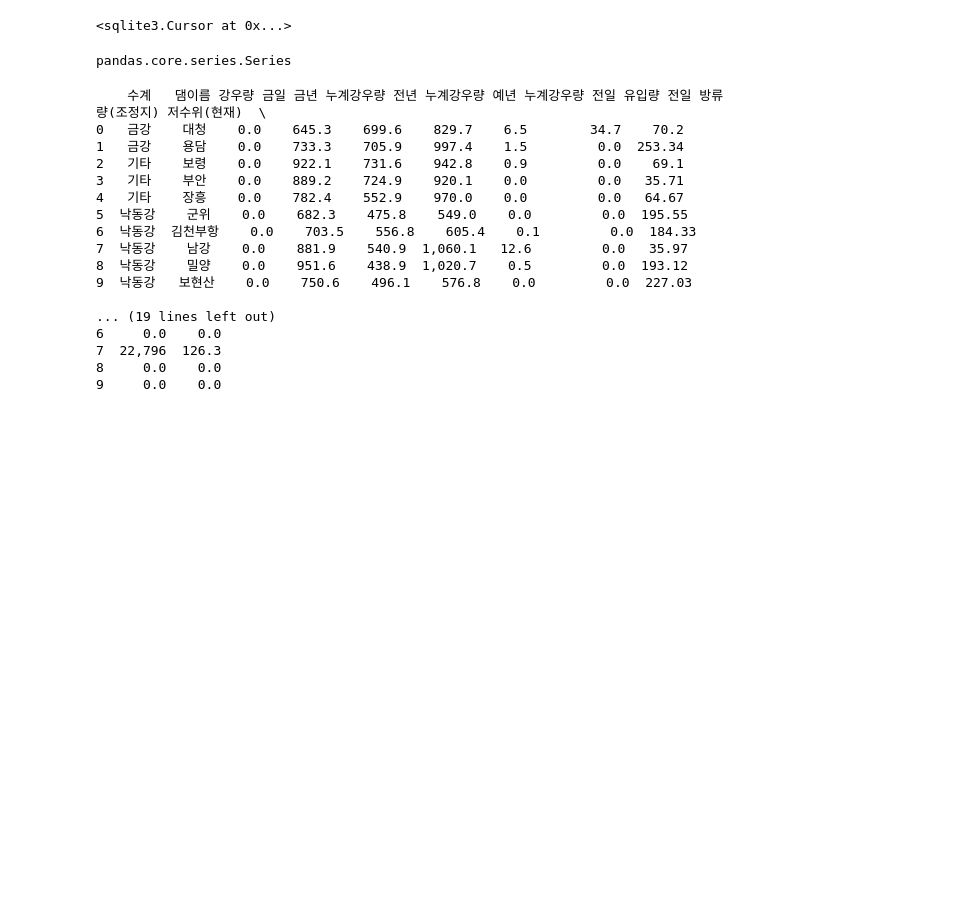
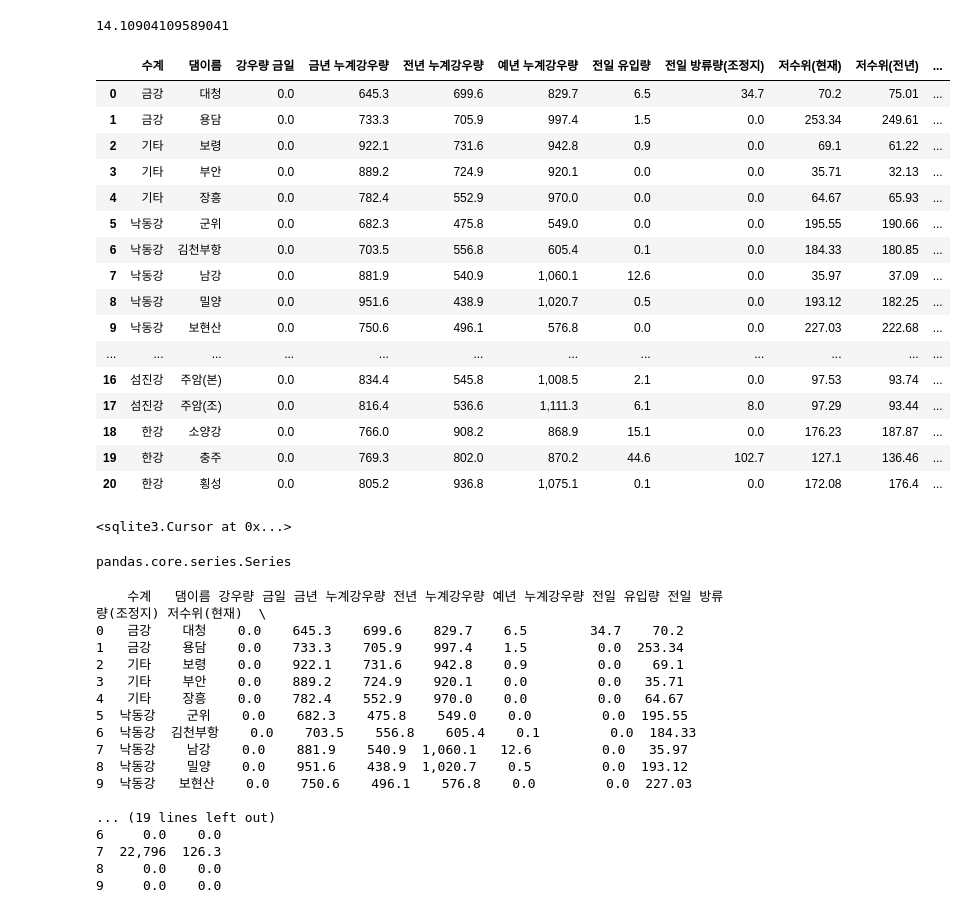
Before and after one commit to Yoo-SeungHyeon/Aqupee, a Jupyter notebook: api.ipynb, the cells around one changed output. Saved outputs shown, nothing was run; the diff lists cells and outputs as text; code cells hidden in the pictures; blank space fills up the shorter version.

```diff
--- a/api.ipynb
+++ b/api.ipynb
@@ -0,0 +1,24 @@
+# %%
+from datetime import datetime
+
+def date_change(date):
+    nowdate = datetime.strptime(date, "%Y-%m-%d")
+    ldate = (nowdate.replace(month=12).replace(day=31)).strftime("%Y-%m-%d")
+    nowdate_str = nowdate.strftime("%Y-%m-%d")
+
+    return nowdate_str, ldate
+
+date_change("2014-01-01")
+
+
+# params = {
+#     'serviceKey' : 'fF/Ekuf8awXAsiiMYAivKxzIu1Hyl76PXGGqz88Dvs7sMLoKbSaWzAxF2//kihhIurY9PYr5kxC6lEvw8mDC4Q==',
+#     'pageNo' : '1',
+#     'numOfRows' : '365',
+#     'dataType' : 'XML',
+#     'dataCd' : 'ASOS',
+#     'dateCd' : 'DAY',
+#     'startDt' : '20140101',
+#     'endDt' : '20151231',
+#     'stnIds' : '108'
+# }
@@ -1,3 +112,7 @@
+# %%
+df['평균 기온'].apply(pd.to_numeric).mean()
+# %% [output]
+14.10904109589041
 # %%
 # 함수 모음
 import requests
@@ -32,7 +147,7 @@ params = {
     'ldate' : '2017-08-20', #선택 날짜 기준 전년
     'vdate' : '2018-08-20', #선택 날짜
     'vtime' : '07', #조회 시간
-    'numOfRows' : '10', #줄 수
+    'numOfRows' : '21', #줄 수
     'pageNo' : '1' #페이지 번호
 }
 dict = {
@@ -62,6 +177,26 @@ dict = {
 data = get_api(api_key,url,params)
 filt_Data = data_filter(data,dict)
 df = pd.DataFrame(filt_Data)
+# %%
+df
+# %% [output]
+|  | 수계 | 댐이름 | 강우량 금일 | 금년 누계강우량 | 전년 누계강우량 | 예년 누계강우량 | 전일 유입량 | 전일 방류량(조정지) | 저수위(현재) | 저수위(전년) | ... |
+| 0 | 금강 | 대청 | 0.0 | 645.3 | 699.6 | 829.7 | 6.5 | 34.7 | 70.2 | 75.01 | ... |
+| 1 | 금강 | 용담 | 0.0 | 733.3 | 705.9 | 997.4 | 1.5 | 0.0 | 253.34 | 249.61 | ... |
+| 2 | 기타 | 보령 | 0.0 | 922.1 | 731.6 | 942.8 | 0.9 | 0.0 | 69.1 | 61.22 | ... |
+| 3 | 기타 | 부안 | 0.0 | 889.2 | 724.9 | 920.1 | 0.0 | 0.0 | 35.71 | 32.13 | ... |
+| 4 | 기타 | 장흥 | 0.0 | 782.4 | 552.9 | 970.0 | 0.0 | 0.0 | 64.67 | 65.93 | ... |
+| 5 | 낙동강 | 군위 | 0.0 | 682.3 | 475.8 | 549.0 | 0.0 | 0.0 | 195.55 | 190.66 | ... |
+| 6 | 낙동강 | 김천부항 | 0.0 | 703.5 | 556.8 | 605.4 | 0.1 | 0.0 | 184.33 | 180.85 | ... |
+| 7 | 낙동강 | 남강 | 0.0 | 881.9 | 540.9 | 1,060.1 | 12.6 | 0.0 | 35.97 | 37.09 | ... |
+| 8 | 낙동강 | 밀양 | 0.0 | 951.6 | 438.9 | 1,020.7 | 0.5 | 0.0 | 193.12 | 182.25 | ... |
+| 9 | 낙동강 | 보현산 | 0.0 | 750.6 | 496.1 | 576.8 | 0.0 | 0.0 | 227.03 | 222.68 | ... |
+| ... | ... | ... | ... | ... | ... | ... | ... | ... | ... | ... | ... |
+| 16 | 섬진강 | 주암(본) | 0.0 | 834.4 | 545.8 | 1,008.5 | 2.1 | 0.0 | 97.53 | 93.74 | ... |
+| 17 | 섬진강 | 주암(조) | 0.0 | 816.4 | 536.6 | 1,111.3 | 6.1 | 8.0 | 97.29 | 93.44 | ... |
+| 18 | 한강 | 소양강 | 0.0 | 766.0 | 908.2 | 868.9 | 15.1 | 0.0 | 176.23 | 187.87 | ... |
+| 19 | 한강 | 충주 | 0.0 | 769.3 | 802.0 | 870.2 | 44.6 | 102.7 | 127.1 | 136.46 | ... |
+| 20 | 한강 | 횡성 | 0.0 | 805.2 | 936.8 | 1,075.1 | 0.1 | 0.0 | 172.08 | 176.4 | ... |
 # %%
 #'suge','damnm','zerosevenhourprcptqy','pyacurf','vyacurf','oyaacurf','inflowqy','totdcwtrqyjo','nowlowlevel','lastlowlevel','nyearlowlevel','nowrsvwtqy','lastrsvwtqy', 'nyearrsvwtqy', 'rsvwtrt','dvlpqyacmtlacmslt','dvlpqyacmtlplan''dvlpqyacmtlversus', 'dvlpqyfyerplan', 'dvlpqyfyerversus'
 # %%
```
Also changed, not shown: parts of 2 cells of this notebook, 2 other files.
